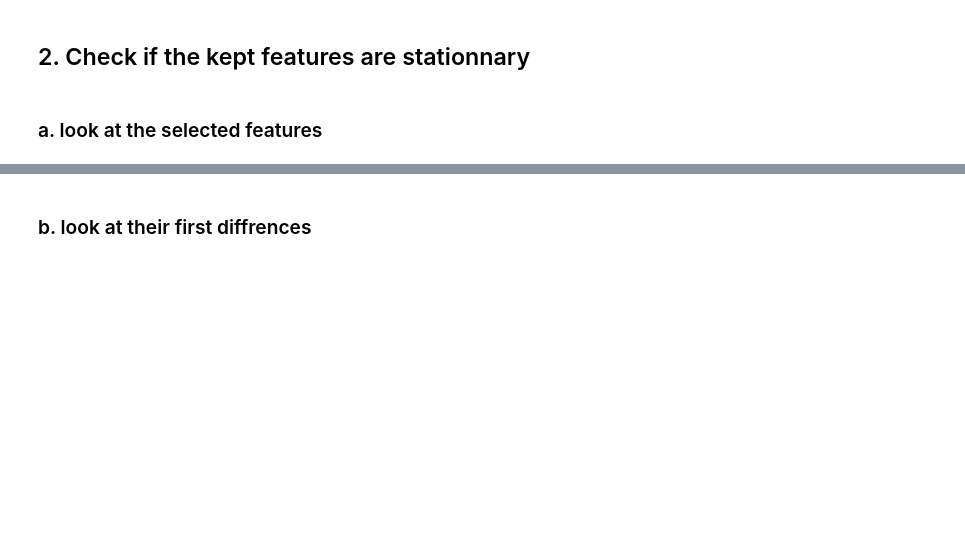
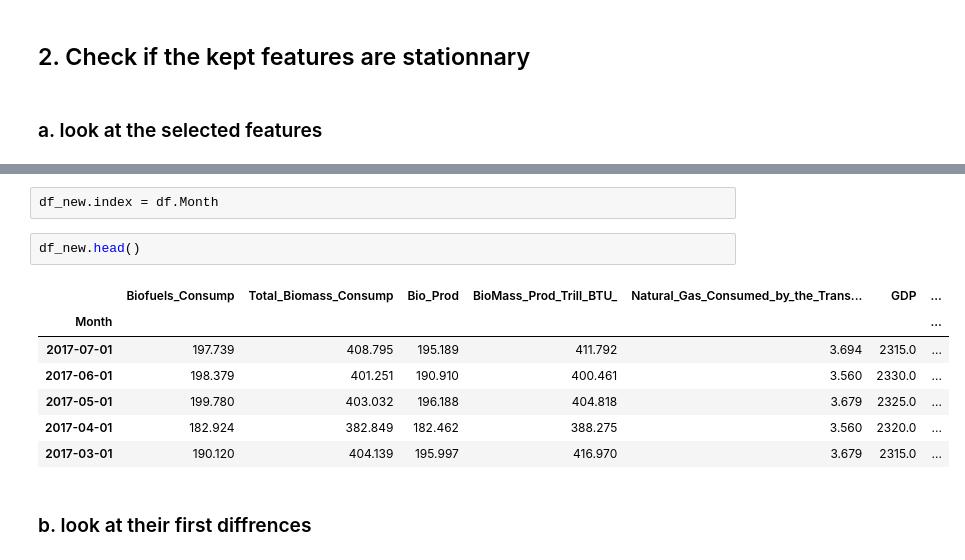
Before and after one commit to negarfazeli/energy-prediction, a Jupyter notebook: ARIMA & S-ARIMA.ipynb, the cells around one changed output, grey strips where cells are left out. Drawn from its saved outputs; the diff is of its cells as text; blank space fills up the shorter version.

```diff
--- a/ARIMA & S-ARIMA.ipynb
+++ b/ARIMA & S-ARIMA.ipynb
@@ -183,6 +196,18 @@ Number of Observations Used : 185
 weak evidence against null hypothesis, time series has a unit root, indicating it is non-stationary
 
 ###########################################################################################
+# %%
+df_new.index = df.Month
+# %%
+df_new.head()
+# %% [output]
+|  | Biofuels_Consump | Total_Biomass_Consump | Bio_Prod | BioMass_Prod_Trill_BTU_ | Natural_Gas_Consumed_by_the_Trans... | GDP | ... |
+| Month |  |  |  |  |  |  | ... |
+| 2017-07-01 | 197.739 | 408.795 | 195.189 | 411.792 | 3.694 | 2315.0 | ... |
+| 2017-06-01 | 198.379 | 401.251 | 190.910 | 400.461 | 3.560 | 2330.0 | ... |
+| 2017-05-01 | 199.780 | 403.032 | 196.188 | 404.818 | 3.679 | 2325.0 | ... |
+| 2017-04-01 | 182.924 | 382.849 | 182.462 | 388.275 | 3.560 | 2320.0 | ... |
+| 2017-03-01 | 190.120 | 404.139 | 195.997 | 416.970 | 3.679 | 2315.0 | ... |
 # %% [markdown]
 ### b. look at their first diffrences
 # %%
```
Also changed, not shown: parts of 36 cells of this notebook, 12 other files.
